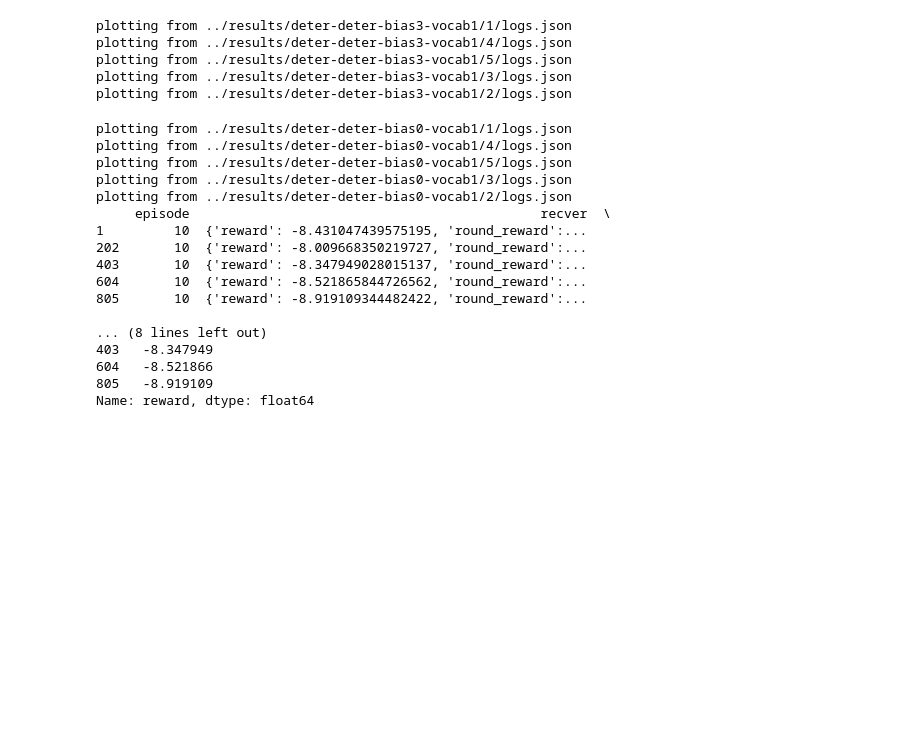
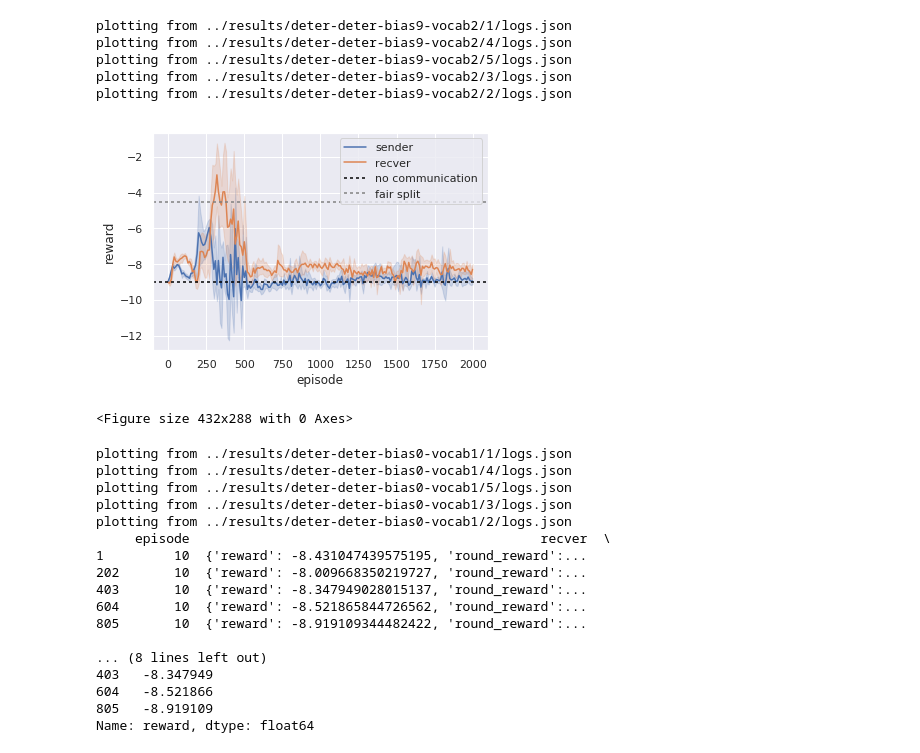
Before and after one commit to mnoukhov/emergent-compete, a Jupyter notebook: scripts/Plotting.ipynb, the cells around one changed output. Saved outputs shown, nothing was run; the diff lists cells and outputs as text; code cells hidden in the pictures; blank space fills up the shorter version.

```diff
--- a/scripts/Plotting.ipynb
+++ b/scripts/Plotting.ipynb
@@ -117,22 +117,25 @@ def plot(logdir, savedir):
 # %%
 from src.game import ISR
 
 game = ISR(
     batch_size=128,
     min_bias=0,
     num_rounds=10,
     num_targets=36)
 
-logpath = '../results/deter-deter-bias3-vocab1'
+logpath = '../results/deter-deter-bias9-vocab2'
 
-# with sns.plotting_context('notebook'):
-plot(logpath, None)
+with sns.plotting_context('talk'):
+#     plt.title('Bias 0 / 18')
+    plot(logpath, logpath)
 # %% [output]
-plotting from ../results/deter-deter-bias3-vocab1/1/logs.json
-plotting from ../results/deter-deter-bias3-vocab1/4/logs.json
-plotting from ../results/deter-deter-bias3-vocab1/5/logs.json
-plotting from ../results/deter-deter-bias3-vocab1/3/logs.json
-plotting from ../results/deter-deter-bias3-vocab1/2/logs.json
+plotting from ../results/deter-deter-bias9-vocab2/1/logs.json
+plotting from ../results/deter-deter-bias9-vocab2/4/logs.json
+plotting from ../results/deter-deter-bias9-vocab2/5/logs.json
+plotting from ../results/deter-deter-bias9-vocab2/3/logs.json
+plotting from ../results/deter-deter-bias9-vocab2/2/logs.json
+[figure, added]
+<Figure size 432x288 with 0 Axes>
 # %%
 logpath = Path(logpath)
 
```
Also changed, not shown: parts of 1 cell of this notebook, 3 other files.
